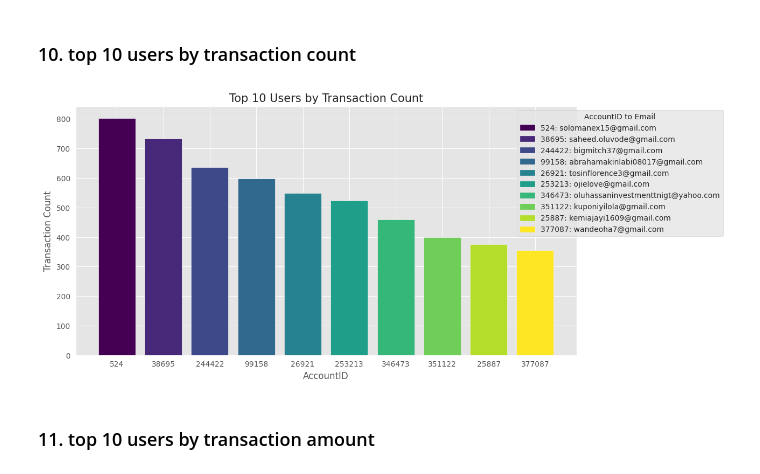
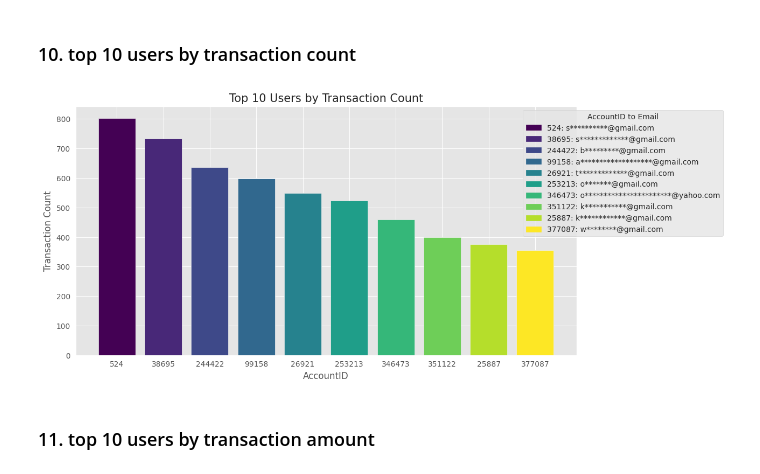
Before and after one commit to neyedhayo/transaction-analysis, a Jupyter notebook: notebook/eda_notebook.ipynb, the cells around one changed output. Cells and saved outputs as stored; diff of their text form; code cells hidden in the pictures.

```diff
--- a/notebook/eda_notebook.ipynb
+++ b/notebook/eda_notebook.ipynb
@@ -479,40 +630,40 @@ plt.show()
 # %%
 # Mapping AccountID to emails
 account_email_map = {
-    524: 'solomanex15@gmail.com',
-    38695: 'saheed.oluvode@gmail.com',
-    244422: 'bigmitch37@gmail.com',
-    99158: 'abrahamakinlabi08017@gmail.com',
-    26921: 'tosinflorence3@gmail.com',
-    253213: 'ojielove@gmail.com',
-    346473: 'oluhassaninvestmenttnigt@yahoo.com',
-    351122: 'kuponiyilola@gmail.com',
-    25887: 'kemiajayi1609@gmail.com',
-    377087: 'wandeoha7@gmail.com'
+    524: 's**********@gmail.com',
+    38695: 's*************@gmail.com',
+    244422: 'b*********@gmail.com',
+    99158: 'a*******************@gmail.com',
+    26921: 't*************@gmail.com',
+    253213: 'o*******@gmail.com',
+    346473: 'o***********************@yahoo.com',
+    351122: 'k***********@gmail.com',
+    25887: 'k************@gmail.com',
+    377087: 'w********@gmail.com'
 }
 
 # Get top 10 users by transaction count
 top_users_by_count = df['AccountID'].value_counts().head(10)
 
 # Create a color palette for the plot
 colors = plt.cm.viridis(np.linspace(0, 1, 10))
 
 # Create the figure and the bar plot
 plt.figure(figsize=(12, 6))
 bars = plt.bar(top_users_by_count.index.map(str), top_users_by_count.values, color=colors)
 plt.title('Top 10 Users by Transaction Count', fontsize=15)
 plt.xlabel('AccountID', fontsize=12)
 plt.ylabel('Transaction Count', fontsize=12)
 
 # Create a custom legend with AccountID to email mapping for the top 10 users
 legend_handles = [mpatches.Patch(color=colors[i], label=f'{id}: {account_email_map.get(id, "N/A")}')
                   for i, id in enumerate(top_users_by_count.index)]
 plt.legend(handles=legend_handles, title='AccountID to Email', loc='upper right', bbox_to_anchor=(1.3, 1))
 
 # Show the plot with the enhanced aesthetics
 plt.show()
 # %% [output]
-[figure, old version]
+[figure, new version]
 # %% [markdown]
 ### 11. top 10 users by transaction amount
 # %%
```
Also changed, not shown: parts of 14 cells of this notebook.
